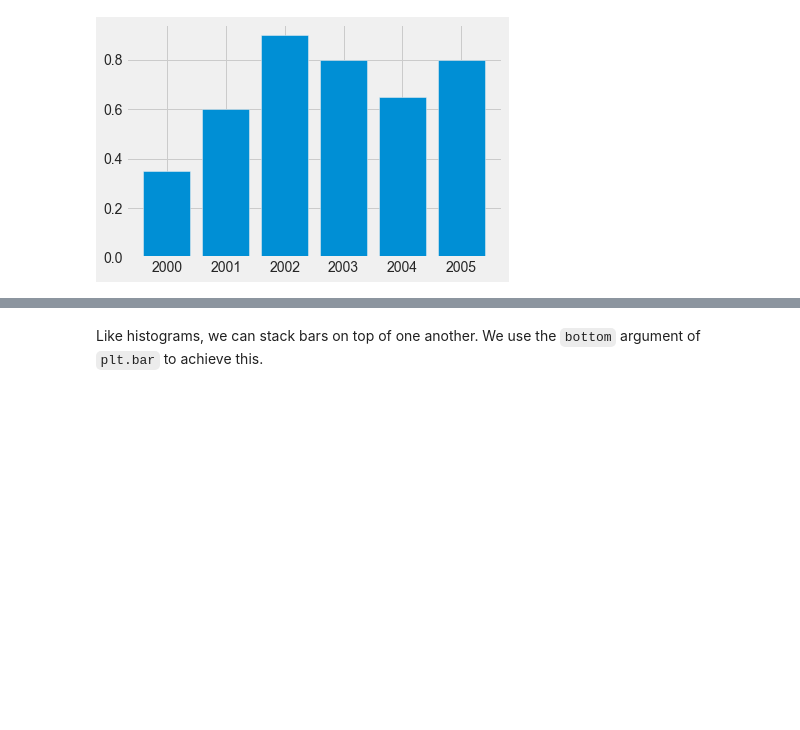
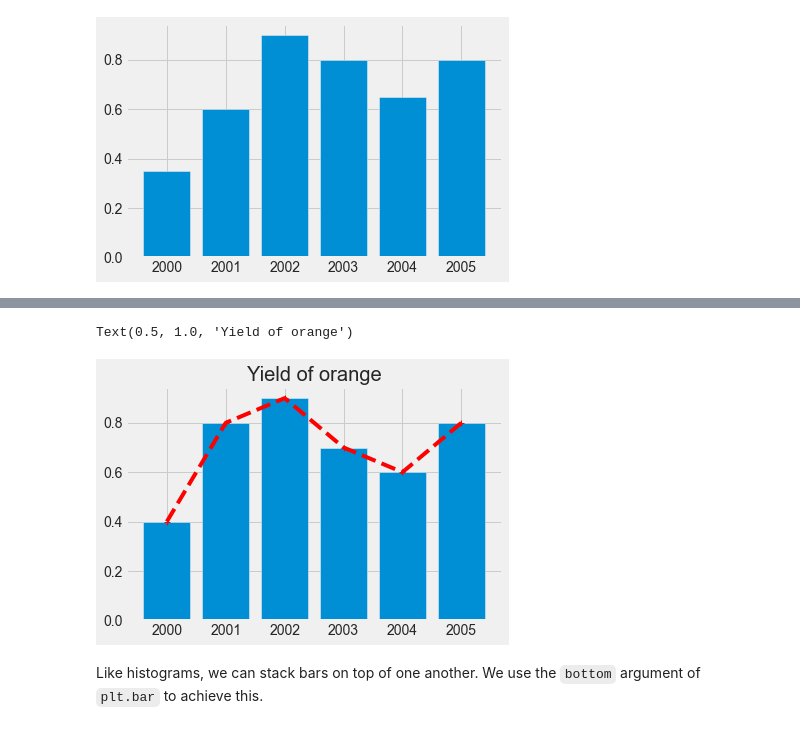
Before and after one commit to dajebbar/Jovian_Data_Analysis_with_python, a Jupyter notebook: Lesson_5_viz_with_matplotlib_and_seaborn/data-viz.ipynb, the cells around one changed output, grey strips where cells are left out. Drawn from its saved outputs; the diff is of its cells as text; code cells hidden in the pictures; blank space fills up the shorter version.

```diff
--- a/Lesson_5_viz_with_matplotlib_and_seaborn/data-viz.ipynb
+++ b/Lesson_5_viz_with_matplotlib_and_seaborn/data-viz.ipynb
@@ -365,3 +372,10 @@ plt.bar(years,apples)
+# %%
+plt.bar(years, oranges)
+plt.plot(years, oranges, '+--r')
+plt.title('Yield of orange')
+# %% [output]
+Text(0.5, 1.0, 'Yield of orange')
+[figure, added]
 # %% [markdown]
 Like histograms, we can stack bars on top of one another. We use the `bottom` argument of `plt.bar` to achieve this.
 # %%
```
Also changed, not shown: parts of 7 cells of this notebook.
